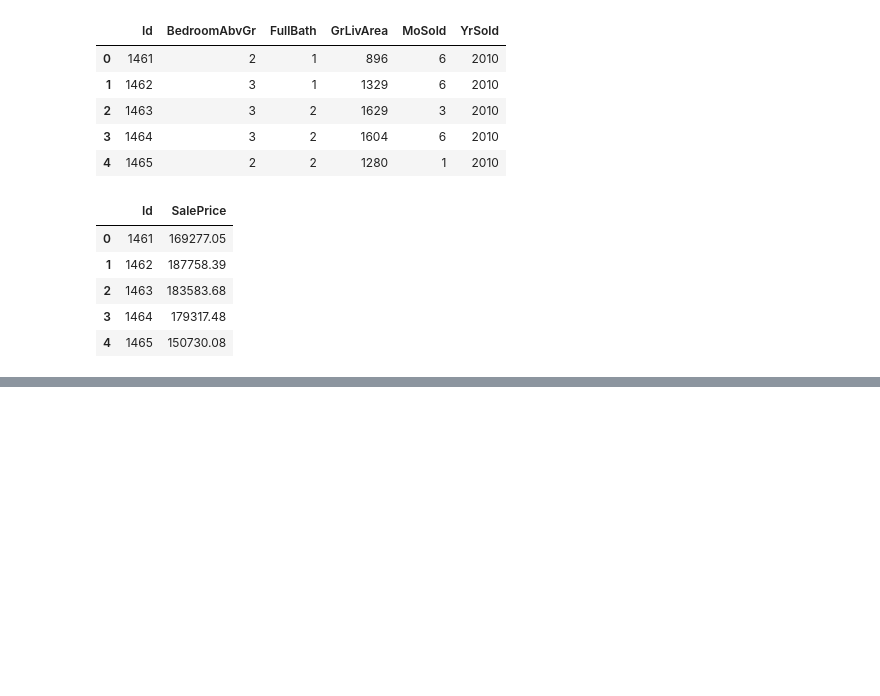
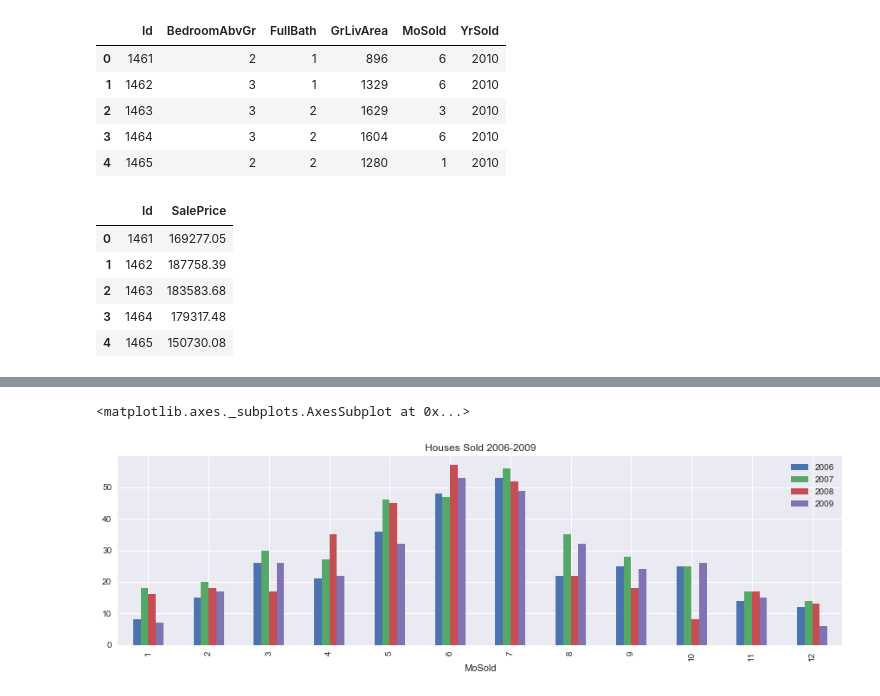
Before and after one commit to AlfredMtz/Springboard, a Jupyter notebook: amesproject.ipynb, the cells around one changed output, grey strips where cells are left out. Saved outputs shown, nothing was run; the diff lists cells and outputs as text; code cells hidden in the pictures; blank space fills up the shorter version.

```diff
--- a/amesproject.ipynb
+++ b/amesproject.ipynb
@@ -310,0 +59,23 @@ weather_d3.head()
+# %%
+# NUMBER OF HOUSES SOLD EACH MONTH FOR THE YEAR 2006, 2007, 2008, 2009
+h_data1 = h_data[h_data.YrSold == 2006].groupby('MoSold').size()
+h_d2006 = h_data1.to_frame()
+
+h_data1 = h_data[h_data.YrSold == 2007].groupby('MoSold').size()
+h_d2007 = h_data1.to_frame()
+
+h_data1 = h_data[h_data.YrSold == 2008].groupby('MoSold').size()
+h_d2008 = h_data1.to_frame()
+
+h_data1 = h_data[h_data.YrSold == 2009].groupby('MoSold').size()
+h_d2009 = h_data1.to_frame()
+
+all_hd = pd.concat([h_d2006, h_d2007, h_d2008, h_d2009], axis=1)
+col = ['2006', '2007', '2008', '2009']
+all_hd.columns = col
+#all_hd.head()
+# 2006-2009
+all_hd.plot(kind='bar', figsize=(15,4),title='Houses Sold 2006-2009')
+# %% [output]
+<matplotlib.axes._subplots.AxesSubplot at 0x...>
+[figure, added]
```
Also changed, not shown: parts of 38 cells of this notebook.
